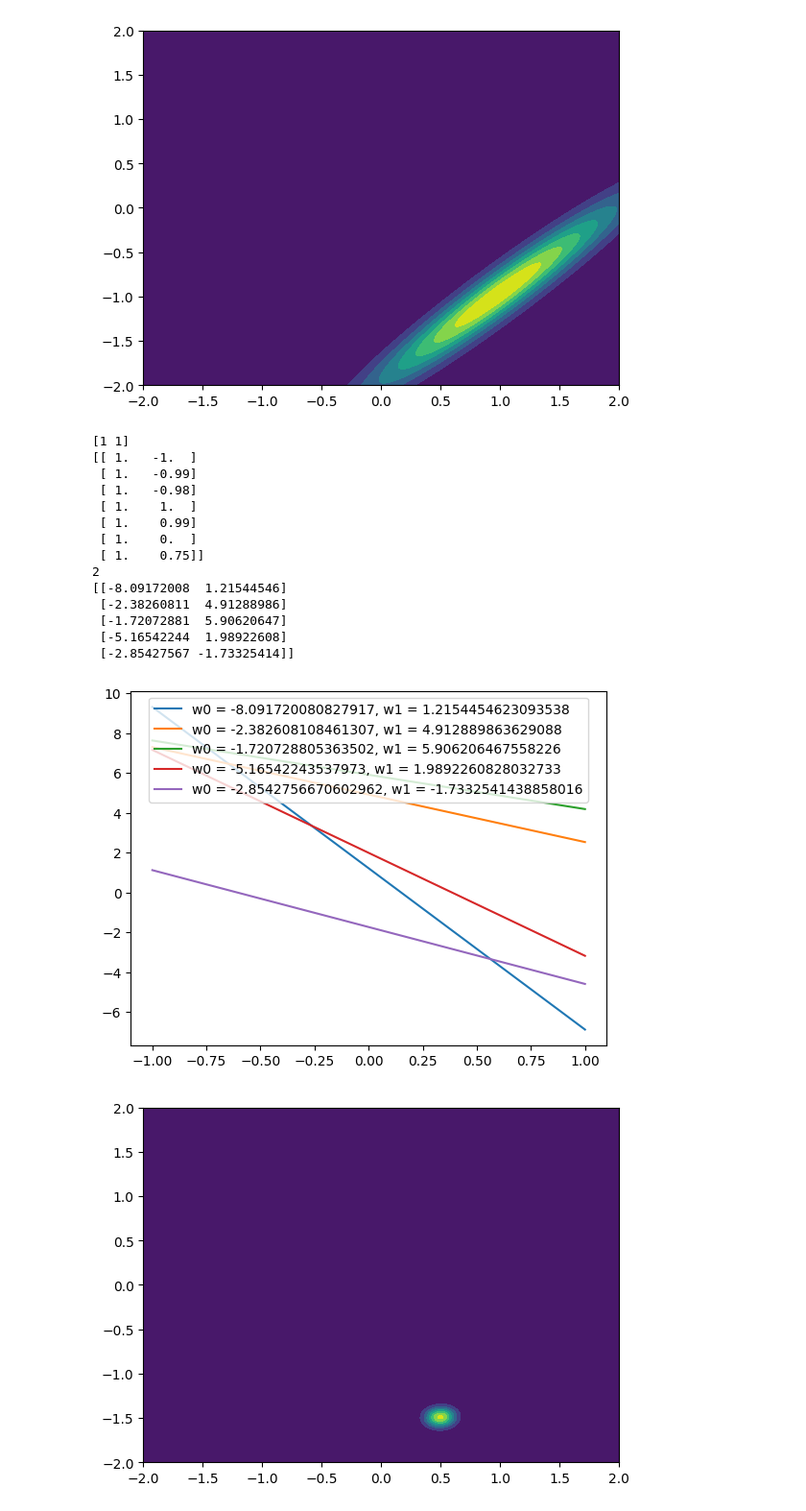
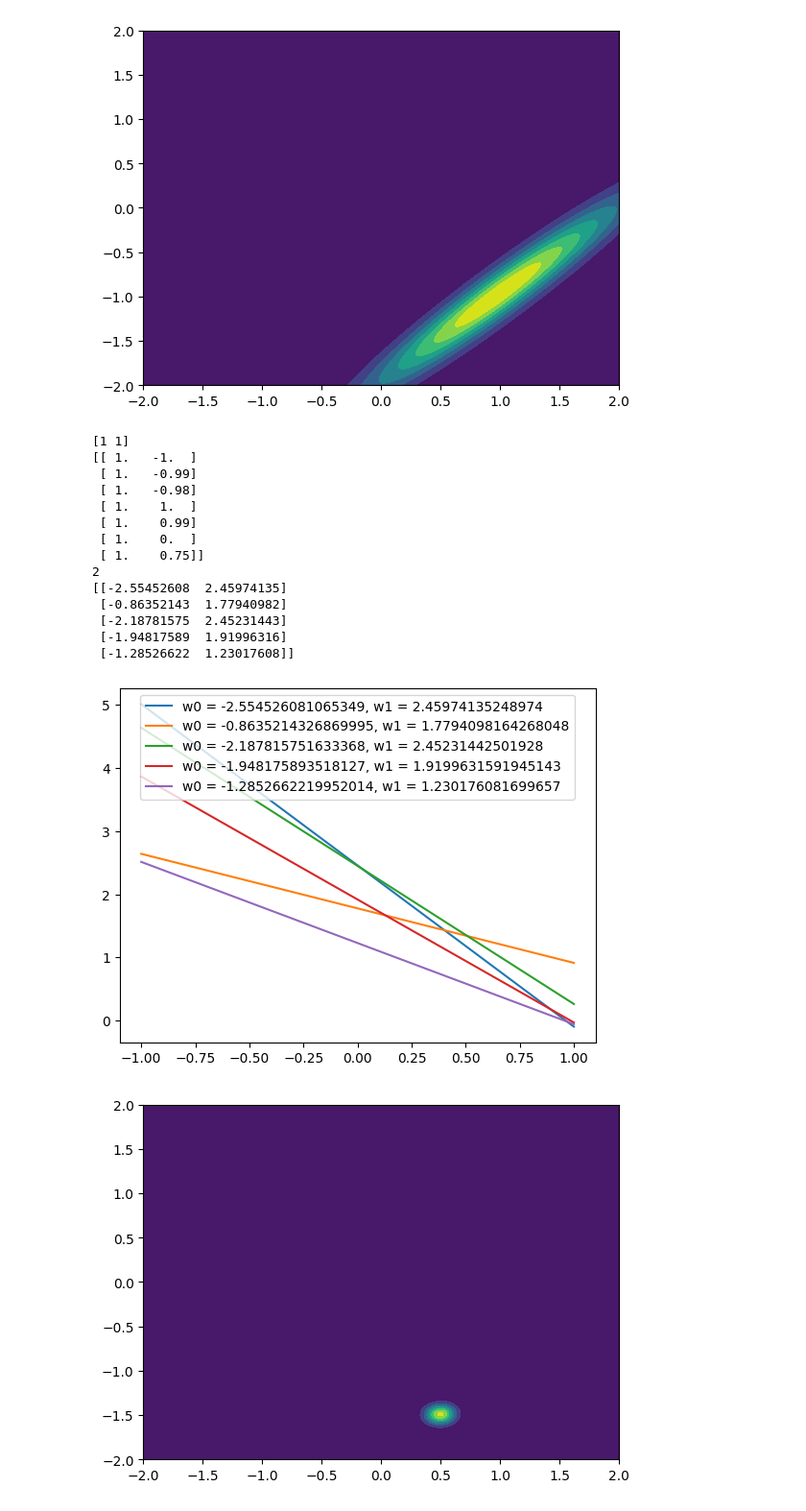
Before and after one commit to lucaszetterberg/ML-Project, a Jupyter notebook: src/main2.ipynb, the cells around one changed output. Shown at 96% size. Drawn from its saved outputs; the diff is of its cells as text; code cells hidden in the pictures.

```diff
--- a/src/main2.ipynb
+++ b/src/main2.ipynb
@@ -78,43 +79,43 @@ M = beta*np.matmul(S,np.transpose([1, -1]))*-2
 
 
 #samples = create_samples(data_t, data_x, 5)
-samples = np.random.multivariate_normal(M, S, 5)
+samples = np.random.multivariate_normal(M, np.linalg.inv(S), 5)
 print(samples)
 
 w0 = []
 w1 = []
 for i in samples:
     w0.append(i[0])
     w1.append(i[1])
 
 
 x_axis = np.linspace(-1,1, 200)
 
 y = []
 plt.figure()
 for i in range(5):
     y = w0[i]*x_axis + w1[i]
     plt.plot(x_axis, y, label= f"w0 = {w0[i]}, w1 = {w1[i]}")
 
 
 plt.legend(loc='upper center')
 plt.show()
 # %% [output]
 [1 1]
 [[ 1.   -1.  ]
  [ 1.   -0.99]
  [ 1.   -0.98]
  [ 1.    1.  ]
  [ 1.    0.99]
  [ 1.    0.  ]
  [ 1.    0.75]]
 2
-[[-8.09172008  1.21544546]
- [-2.38260811  4.91288986]
- [-1.72072881  5.90620647]
- [-5.16542244  1.98922608]
- [-2.85427567 -1.73325414]]
+[[-2.55452608  2.45974135]
+ [-0.86352143  1.77940982]
+ [-2.18781575  2.45231443]
+ [-1.94817589  1.91996316]
+ [-1.28526622  1.23017608]]
-[figure, old version]
+[figure, new version]
 # %%
 ## task 1.4 ###
 data_t = [-2, -1.995, -1.99, -1, -1.005, -1.5, -1.125]
```
Also changed, not shown: parts of 7 cells of this notebook.
